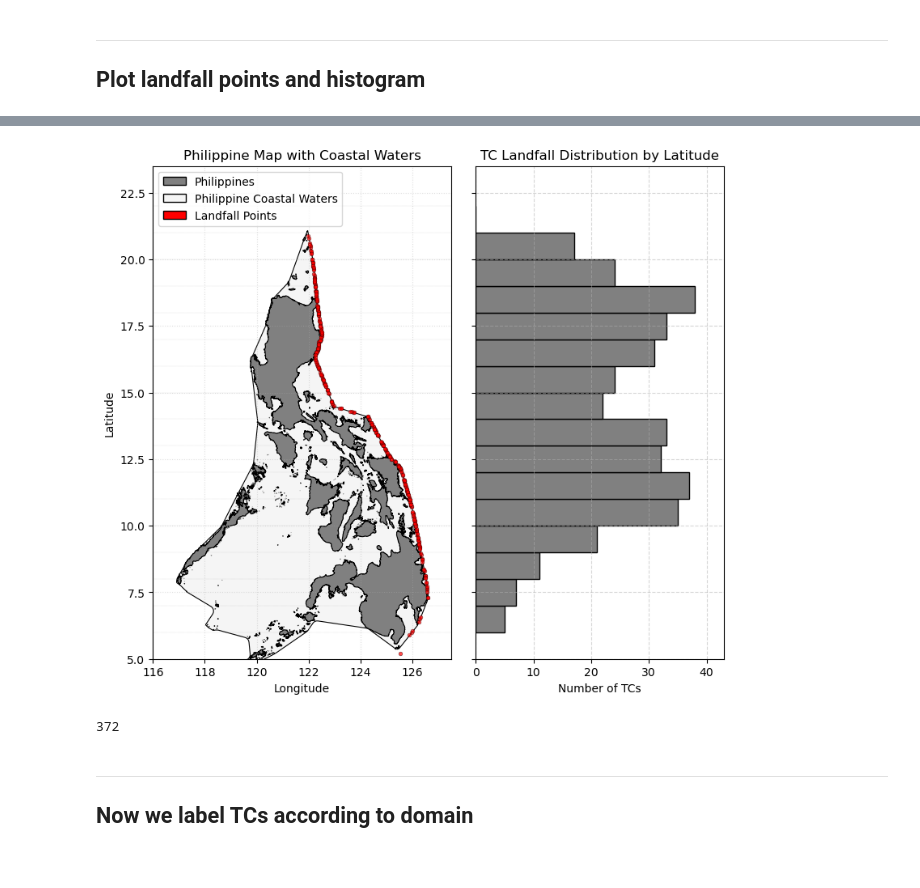
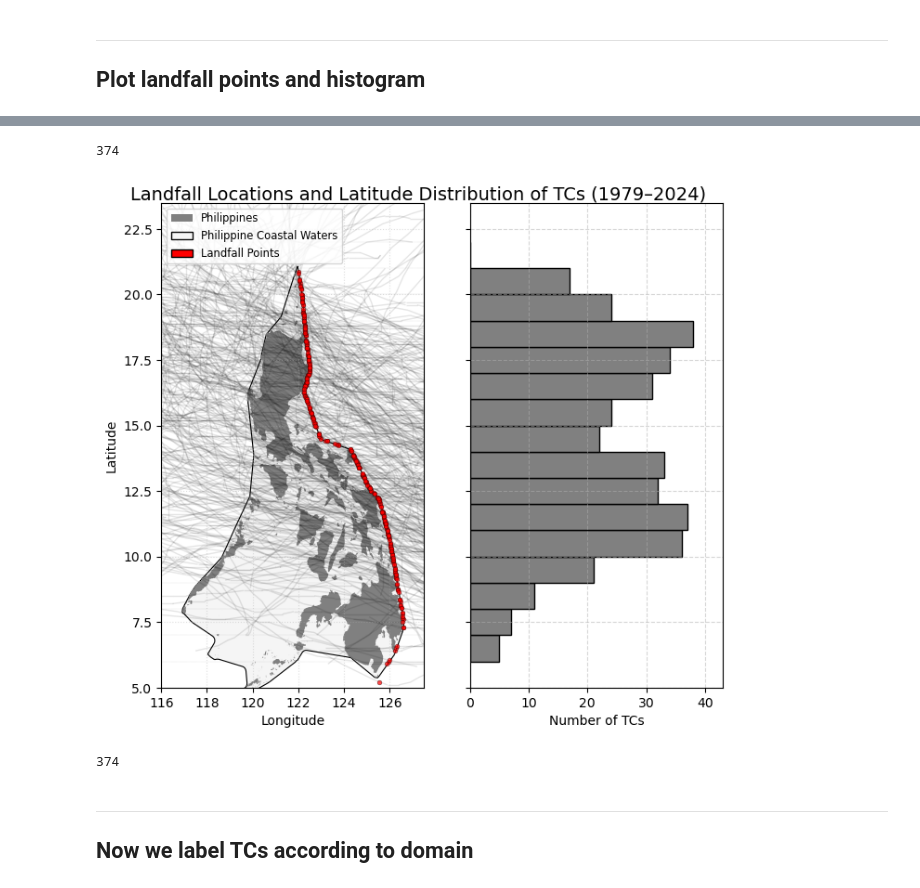
Before and after one commit to baracoma/tc-statistics, a Jupyter notebook: tc-characteristics.ipynb, the cells around one changed output, grey strips where cells are left out. Saved outputs shown, nothing was run; the diff lists cells and outputs as text; code cells hidden in the pictures.

```diff
--- a/tc-characteristics.ipynb
+++ b/tc-characteristics.ipynb
@@ -108,7 +108,8 @@ plt.show()
 # %%
 # Load the IBTrACS data CSV
 ibtracs = pd.read_csv("/home/cs-iesm-geostorm/Data/gis/vector/ibtracs/ibtracs.WP.list.v04r01.csv", low_memory=False ,skiprows = [1])
-ibtracs = ibtracs[ibtracs.SEASON>=1979]
+# ibtracs = ibtracs[ibtracs.SEASON>=1979]
+ibtracs = ibtracs[(ibtracs.SEASON >= 1979) & (ibtracs.SEASON <= 2024)]
 # Get unique storm IDs
 unique_sids = ibtracs["SID"].unique()
 # %%
@@ -323,66 +359,76 @@ gdf_landfall = gdf_landfall.dropna(subset=['LAT', 'LON'])  # just in case
+# %%
+len(gdf_landfall.SID)
+# %% [output]
+374
 # %%
 # Create figure with 2 subplots: Map and Histogram
 fig, (ax_map, ax_hist) = plt.subplots(
-    1, 2, figsize=(9, 7),
+    1, 2, figsize=(8, 6),
     gridspec_kw={'width_ratios': [2, 1]},
     sharey=True
 )
 
 # ===== Left Panel: Map =====
 phil_waters.plot(ax=ax_map, color='whitesmoke', edgecolor='black', linewidth=0.8)
-phil_coast.plot(ax=ax_map, color='grey', edgecolor='black', linewidth=0.8)
+phil_coast.plot(ax=ax_map, color='grey', edgecolor=None, linewidth=0.8)
 gdf_landfall.plot(
     ax=ax_map, color='red', markersize=12, alpha=0.7,
-    edgecolor='black', linewidth=0.3, label='Landfall Points'
+    edgecolor='black', linewidth=0.3, label='Landfall Points', zorder=2
 )
 
+# Plot TC tracks as light gray lines
+gdf_segments[gdf_segments.SID.isin(gdf_landfall.SID)].plot(
+    ax=ax_map, color='k', linewidth=1.0, alpha=0.1, zorder=1
+)
 
 # Custom legend
 legend_handles = [
-    mpatches.Patch(facecolor='grey', edgecolor='black', label='Philippines'),
+    mpatches.Patch(facecolor='grey', edgecolor=None, label='Philippines'),
     mpatches.Patch(facecolor='whitesmoke', edgecolor='black', label='Philippine Coastal Waters'),
     mpatches.Patch(facecolor='red', edgecolor='black', label='Landfall Points')
 ]
-ax_map.legend(handles=legend_handles, loc='upper left', fontsize='medium', frameon=True)
+ax_map.legend(handles=legend_handles, loc='upper left', fontsize='small', frameon=True)
 
 # Map formatting
 ax_map.set_xlim([116, 127.5])
 ax_map.set_ylim([5, 23.5])
 ax_map.set_xlabel("Longitude")
 ax_map.set_ylabel("Latitude")
-ax_map.set_title("Philippine Map with Coastal Waters", fontsize=12)
+# ax_map.set_title("Philippine Map with Coastal Waters", fontsize=12)
 ax_map.grid(True, linestyle=':', alpha=0.4)
 
 # Optional horizontal reference lines
 for lat in range(6, 23):
     ax_map.axhline(lat, color='gray', linestyle=':', linewidth=0.3, alpha=0.5)
 
 # ===== Right Panel: Histogram =====
 latitudes = gdf_landfall['LAT'].values
 bins = np.arange(6, 23)
 counts, bin_edges = np.histogram(latitudes, bins=bins)
 bin_centers = 0.5 * (bin_edges[:-1] + bin_edges[1:])
 
 ax_hist.barh(bin_centers, counts, height=1, color='gray', edgecolor='black')
 ax_hist.set_xlabel("Number of TCs")
-ax_hist.set_title("TC Landfall Distribution by Latitude", fontsize=12)
+# ax_hist.set_title("TC Landfall Distribution by Latitude", fontsize=12)
 ax_hist.grid(True, linestyle='--', alpha=0.5)
 ax_hist.set_xlim([0, max(counts) + 5])
 ax_hist.set_ylabel("")  # Shared y-axis with map
 
 # ===== Layout & Save =====
 # plt.subplots_adjust(wspace=0.15)
 # plt.tight_layout(rect=[0, 0, 1, 0.98])
 fig.subplots_adjust(left=0.06, right=0.98, bottom=0.08, top=0.95, wspace=-0.2)
+fig.suptitle("Landfall Locations and Latitude Distribution of TCs (1979–2024)",
+             fontsize=14, y=0.98, x=0.57)
 
 plt.savefig("lat_landfall_map_and_hist.png", dpi=300, bbox_inches='tight')
 plt.show()
 # %% [output]
-[figure, old version]
+[figure, new version]
 # %%
 len(valid_lf_sids)
 # %% [output]
-372
+374
 # %% [markdown]
 ---
 ## Now we label TCs according to domain
```
Also changed, not shown: parts of 15 cells of this notebook.
